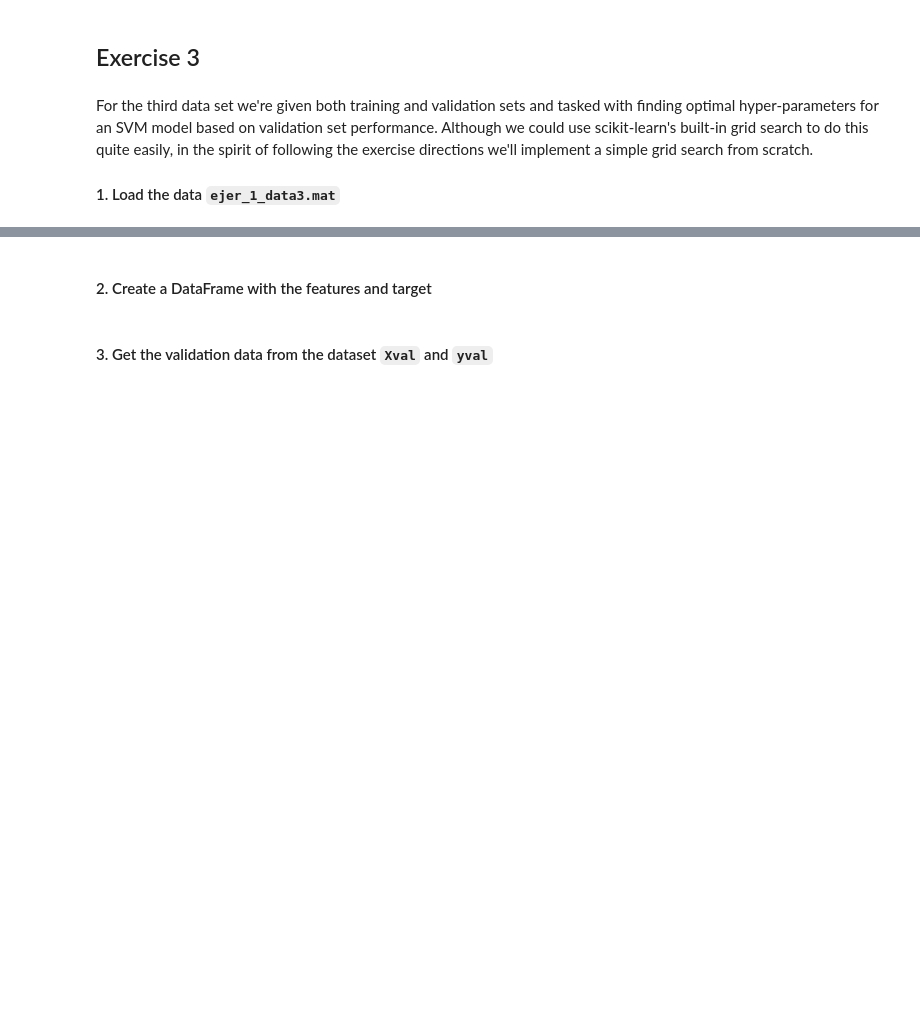
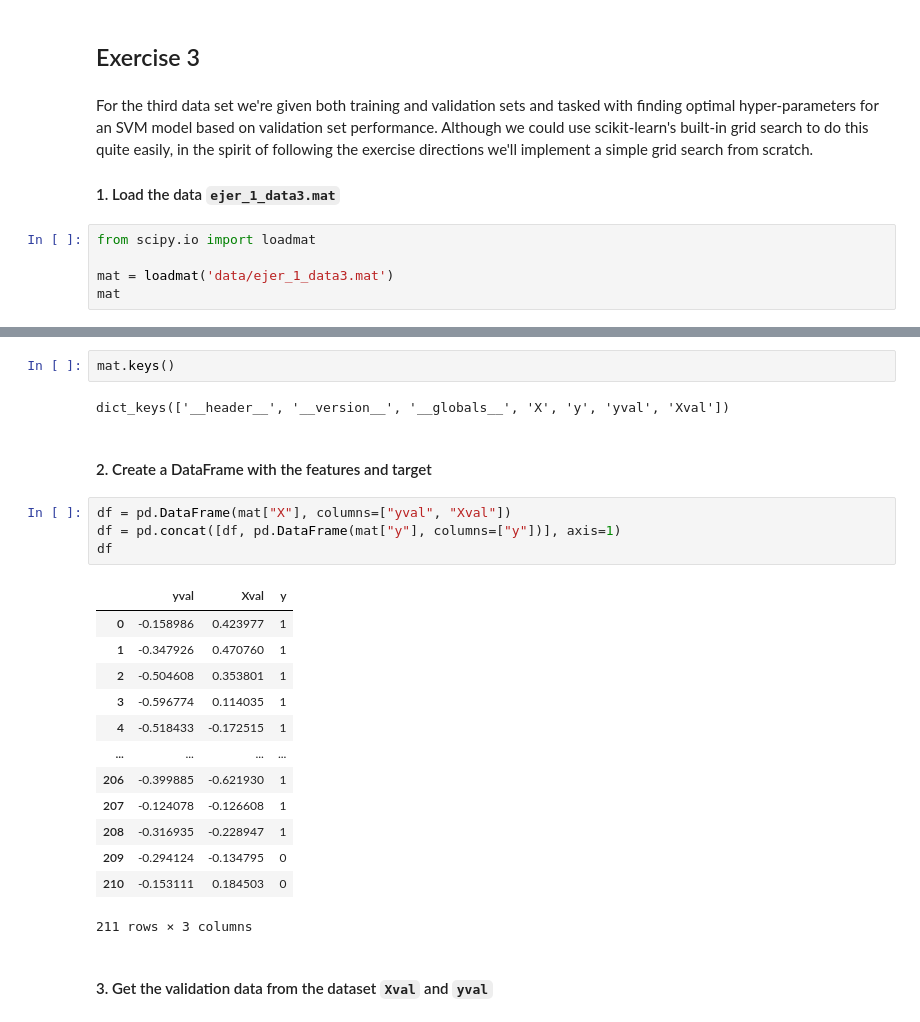
Before and after one commit to ivancorderoc/Machine_Learning, a Jupyter notebook: 1-Supervisado/3-Reg&Class/7-SVM/ejercicios/Ejercicios_SVM.ipynb, the cells around one changed output, grey strips where cells are left out. Saved outputs shown, nothing was run; the diff lists cells and outputs as text; blank space fills up the shorter version.

```diff
--- a/1-Supervisado/3-Reg&Class/7-SVM/ejercicios/Ejercicios_SVM.ipynb
+++ b/1-Supervisado/3-Reg&Class/7-SVM/ejercicios/Ejercicios_SVM.ipynb
@@ -301,3 +300,8 @@ plt.colorbar();
 For the third data set we're given both training and validation sets and tasked with finding optimal hyper-parameters for an SVM model based on validation set performance.  Although we could use scikit-learn's built-in grid search to do this quite easily, in the spirit of following the exercise directions we'll implement a simple grid search from scratch.
 
 #### 1. Load the data `ejer_1_data3.mat`
+# %%
+from scipy.io import loadmat
+
+mat = loadmat('data/ejer_1_data3.mat')
+mat
@@ -304,4 +326,26 @@ For the third data set we're given both training and validation sets and tasked
+# %%
+mat.keys()
+# %% [output]
+dict_keys(['__header__', '__version__', '__globals__', 'X', 'y', 'yval', 'Xval'])
 # %% [markdown]
 #### 2. Create a DataFrame with the features and target
+# %%
+df = pd.DataFrame(mat["X"], columns=["yval", "Xval"])
+df = pd.concat([df, pd.DataFrame(mat["y"], columns=["y"])], axis=1)
+df
+# %% [output]
+|  | yval | Xval | y |
+| 0 | -0.158986 | 0.423977 | 1 |
+| 1 | -0.347926 | 0.470760 | 1 |
+| 2 | -0.504608 | 0.353801 | 1 |
+| 3 | -0.596774 | 0.114035 | 1 |
+| 4 | -0.518433 | -0.172515 | 1 |
+| ... | ... | ... | ... |
+| 206 | -0.399885 | -0.621930 | 1 |
+| 207 | -0.124078 | -0.126608 | 1 |
+| 208 | -0.316935 | -0.228947 | 1 |
+| 209 | -0.294124 | -0.134795 | 0 |
+| 210 | -0.153111 | 0.184503 | 0 |
+211 rows × 3 columns
 # %% [markdown]
 #### 3. Get the validation data from the dataset `Xval` and `yval`
```
Also changed, not shown: parts of 22 cells of this notebook, 5 other files.
